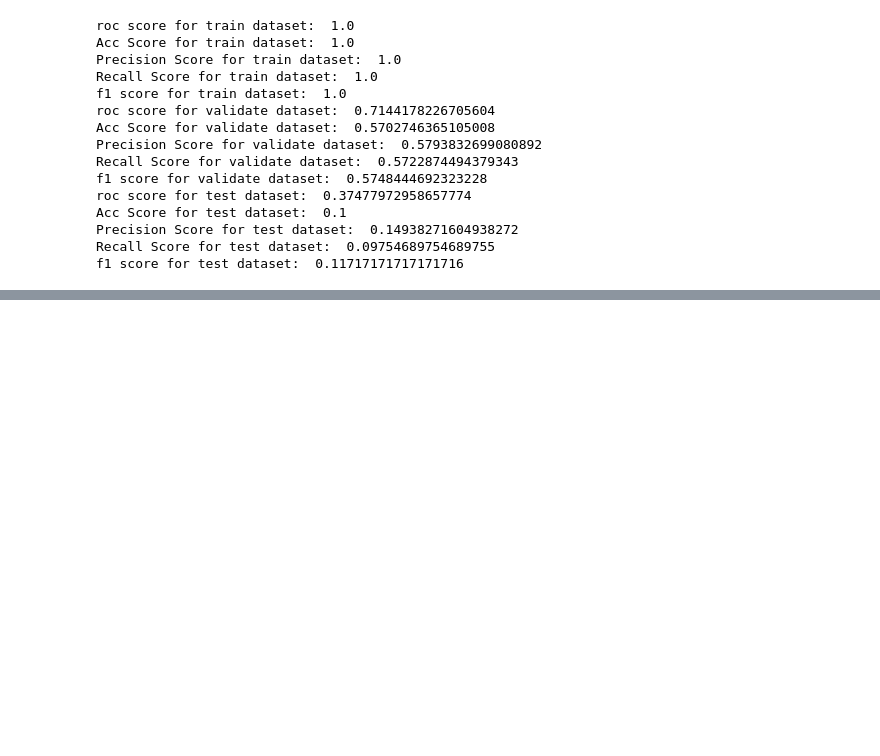
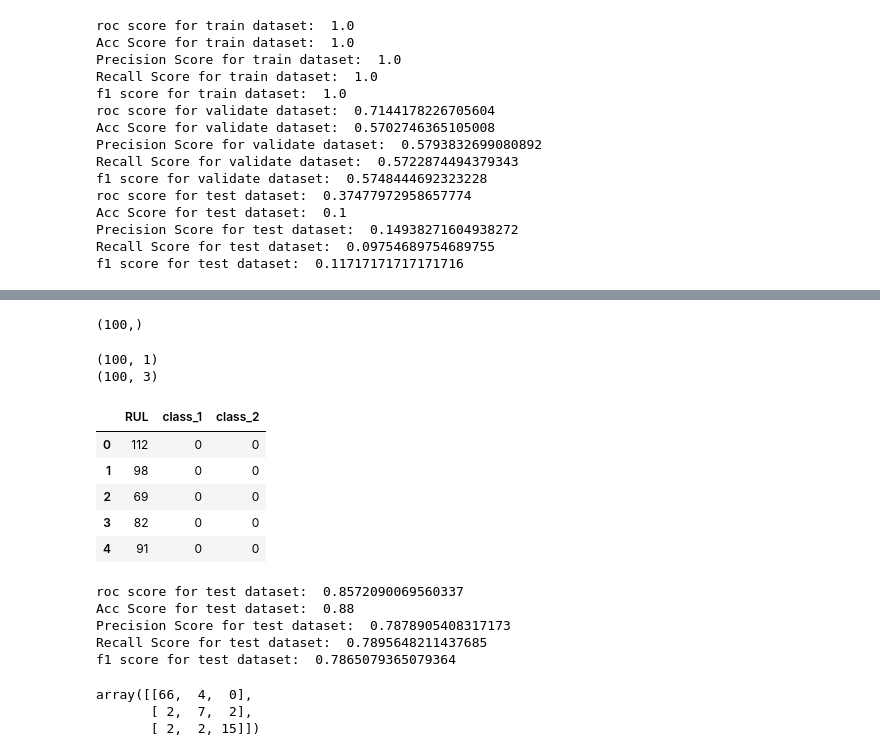
Before and after one commit to xxl4tomxu98/NASA-Jet-Engine-Maintenance, a Jupyter notebook: Failure Prediction Classification/dt-ensemble-multiclass.ipynb, the cells around one changed output, grey strips where cells are left out. Drawn from its saved outputs; the diff is of its cells as text; code cells hidden in the pictures; blank space fills up the shorter version.

```diff
--- a/Failure Prediction Classification/dt-ensemble-multiclass.ipynb
+++ b/Failure Prediction Classification/dt-ensemble-multiclass.ipynb
@@ -278,0 +339,37 @@ f1 score for test dataset:  0.11717171717171716
+# %%
+rul_pred2 = xgb.predict(X_test).reshape(-1)
+rul_pred2.shape
+# %% [output]
+(100,)
+# %%
+y_test = pd.read_csv('../Data/CMaps/RUL_FD001.txt', delim_whitespace=True, names=["RUL"])
+print(y_test.shape)
+# we want to try the same multi-class with deep learning used one
+y_test['class_1'] = [1 if i < 50 else 0 for i in y_test.RUL]
+y_test['class_2'] = y_test['class_1']
+y_test['class_2'] = np.where(y_test.RUL < 25, 2, y_test['class_2'])
+print(y_test.shape)
+y_test.head()
+# %% [output]
+(100, 1)
+(100, 3)
+|  | RUL | class_1 | class_2 |
+| 0 | 112 | 0 | 0 |
+| 1 | 98 | 0 | 0 |
+| 2 | 69 | 0 | 0 |
+| 3 | 82 | 0 | 0 |
+| 4 | 91 | 0 | 0 |
+# %%
+evaluation(xgb, X_test, y_test.class_2, set="test")
+# %% [output]
+roc score for test dataset:  0.8572090069560337
+Acc Score for test dataset:  0.88
+Precision Score for test dataset:  0.7878905408317173
+Recall Score for test dataset:  0.7895648211437685
+f1 score for test dataset:  0.7865079365079364
+# %%
+confusion_matrix(y_test.class_2, rul_pred2)
+# %% [output]
+array([[66,  4,  0],
+       [ 2,  7,  2],
+       [ 2,  2, 15]])
```
Also changed, not shown: parts of 11 cells of this notebook, 2 other files.
